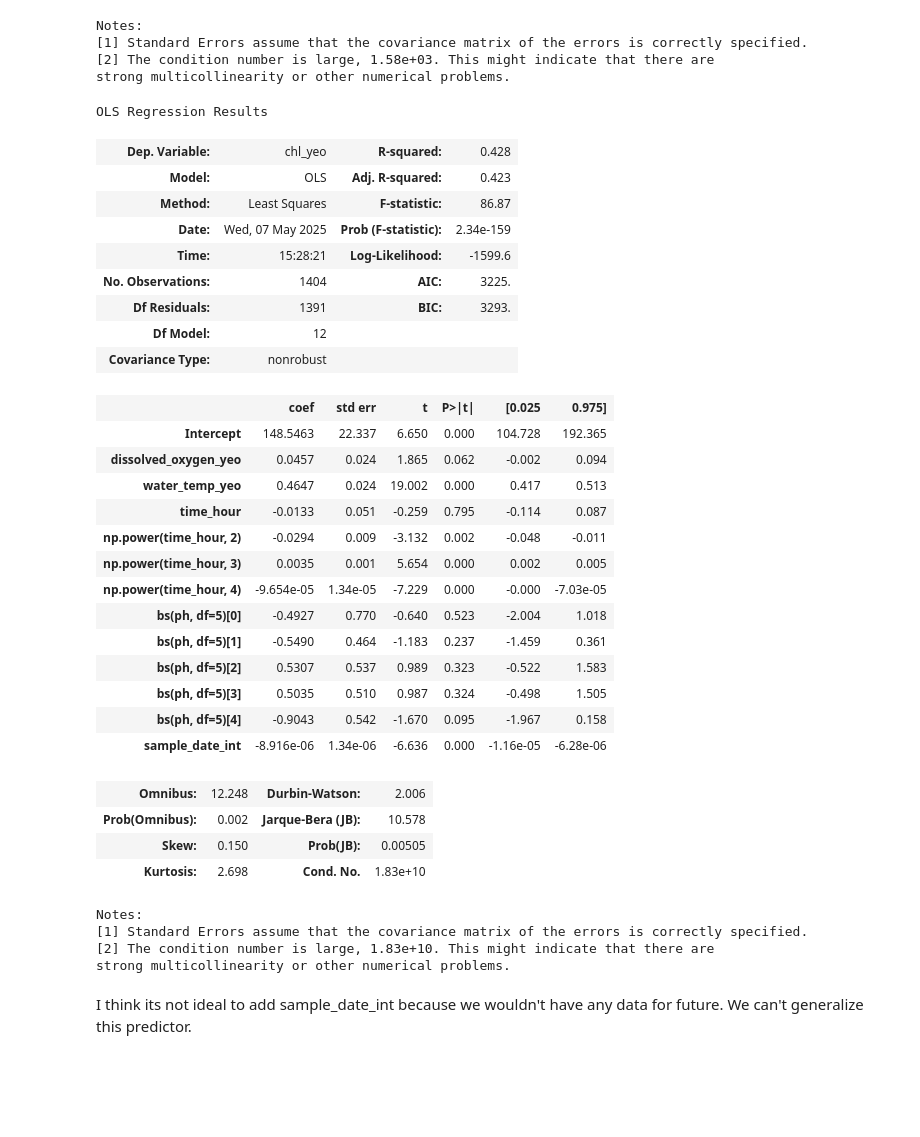
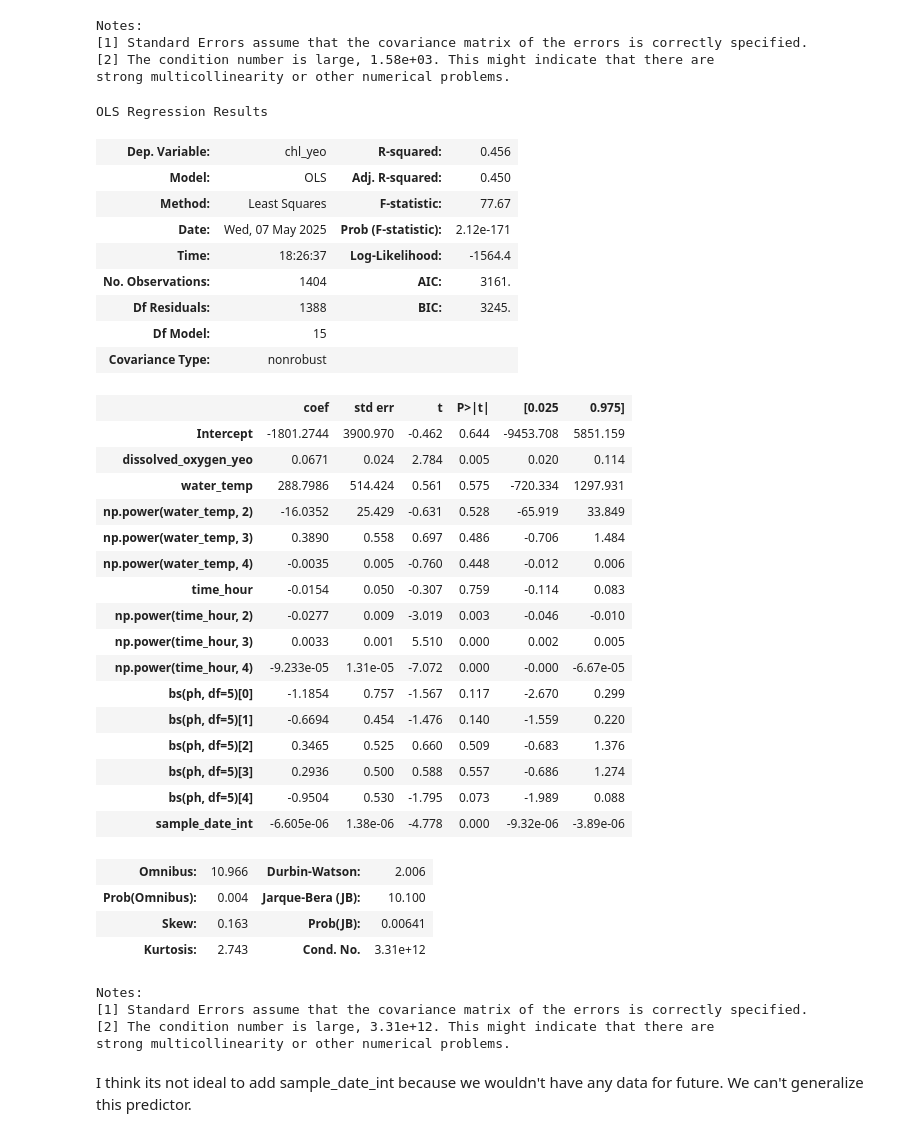
Before and after one commit to RomandRapido/LinMod, a Jupyter notebook: FinalProj/eda.ipynb, the cells around one changed output. Cells and saved outputs as stored; diff of their text form; code cells hidden in the pictures; blank space fills up the shorter version.

```diff
--- a/FinalProj/eda.ipynb
+++ b/FinalProj/eda.ipynb
@@ -681,42 +686,45 @@ Notes:
 [2] The condition number is large, 1.58e+03. This might indicate that there are
 strong multicollinearity or other numerical problems.
 # %%
-formula = "chl_yeo ~ dissolved_oxygen_yeo + water_temp_yeo + time_hour + np.power(time_hour, 2) + np.power(time_hour, 3) + np.power(time_hour, 4) + bs(ph, df=5) + sample_date_int"
+formula = "chl_yeo ~ dissolved_oxygen_yeo +  water_temp + np.power(water_temp, 2) + np.power(water_temp, 3) + np.power(water_temp, 4) + time_hour + np.power(time_hour, 2) + np.power(time_hour, 3) + np.power(time_hour, 4) + bs(ph, df=5) + sample_date_int"
 lmlm = ols(formula, data=df_filter)
 results = lmlm.fit()
 results.summary()
 # %% [output]
 OLS Regression Results
-| Dep. Variable: | chl_yeo | R-squared: | 0.428 |
-| Model: | OLS | Adj. R-squared: | 0.423 |
-| Method: | Least Squares | F-statistic: | 86.87 |
-| Date: | Wed, 07 May 2025 | Prob (F-statistic): | 2.34e-159 |
-| Time: | 15:28:21 | Log-Likelihood: | -1599.6 |
-| No. Observations: | 1404 | AIC: | 3225. |
-| Df Residuals: | 1391 | BIC: | 3293. |
-| Df Model: | 12 |  |  |
+| Dep. Variable: | chl_yeo | R-squared: | 0.456 |
+| Model: | OLS | Adj. R-squared: | 0.450 |
+| Method: | Least Squares | F-statistic: | 77.67 |
+| Date: | Wed, 07 May 2025 | Prob (F-statistic): | 2.12e-171 |
+| Time: | 18:26:37 | Log-Likelihood: | -1564.4 |
+| No. Observations: | 1404 | AIC: | 3161. |
+| Df Residuals: | 1388 | BIC: | 3245. |
+| Df Model: | 15 |  |  |
 | Covariance Type: | nonrobust |  |  |
 |  | coef | std err | t | P>|t| | [0.025 | 0.975] |
-| Intercept | 148.5463 | 22.337 | 6.650 | 0.000 | 104.728 | 192.365 |
-| dissolved_oxygen_yeo | 0.0457 | 0.024 | 1.865 | 0.062 | -0.002 | 0.094 |
-| water_temp_yeo | 0.4647 | 0.024 | 19.002 | 0.000 | 0.417 | 0.513 |
-| time_hour | -0.0133 | 0.051 | -0.259 | 0.795 | -0.114 | 0.087 |
-| np.power(time_hour, 2) | -0.0294 | 0.009 | -3.132 | 0.002 | -0.048 | -0.011 |
-| np.power(time_hour, 3) | 0.0035 | 0.001 | 5.654 | 0.000 | 0.002 | 0.005 |
-| np.power(time_hour, 4) | -9.654e-05 | 1.34e-05 | -7.229 | 0.000 | -0.000 | -7.03e-05 |
-| bs(ph, df=5)[0] | -0.4927 | 0.770 | -0.640 | 0.523 | -2.004 | 1.018 |
-| bs(ph, df=5)[1] | -0.5490 | 0.464 | -1.183 | 0.237 | -1.459 | 0.361 |
-| bs(ph, df=5)[2] | 0.5307 | 0.537 | 0.989 | 0.323 | -0.522 | 1.583 |
-| bs(ph, df=5)[3] | 0.5035 | 0.510 | 0.987 | 0.324 | -0.498 | 1.505 |
-| bs(ph, df=5)[4] | -0.9043 | 0.542 | -1.670 | 0.095 | -1.967 | 0.158 |
-| sample_date_int | -8.916e-06 | 1.34e-06 | -6.636 | 0.000 | -1.16e-05 | -6.28e-06 |
+| Intercept | -1801.2744 | 3900.970 | -0.462 | 0.644 | -9453.708 | 5851.159 |
+| dissolved_oxygen_yeo | 0.0671 | 0.024 | 2.784 | 0.005 | 0.020 | 0.114 |
+| water_temp | 288.7986 | 514.424 | 0.561 | 0.575 | -720.334 | 1297.931 |
+| np.power(water_temp, 2) | -16.0352 | 25.429 | -0.631 | 0.528 | -65.919 | 33.849 |
+| np.power(water_temp, 3) | 0.3890 | 0.558 | 0.697 | 0.486 | -0.706 | 1.484 |
+| np.power(water_temp, 4) | -0.0035 | 0.005 | -0.760 | 0.448 | -0.012 | 0.006 |
+| time_hour | -0.0154 | 0.050 | -0.307 | 0.759 | -0.114 | 0.083 |
+| np.power(time_hour, 2) | -0.0277 | 0.009 | -3.019 | 0.003 | -0.046 | -0.010 |
+| np.power(time_hour, 3) | 0.0033 | 0.001 | 5.510 | 0.000 | 0.002 | 0.005 |
+| np.power(time_hour, 4) | -9.233e-05 | 1.31e-05 | -7.072 | 0.000 | -0.000 | -6.67e-05 |
+| bs(ph, df=5)[0] | -1.1854 | 0.757 | -1.567 | 0.117 | -2.670 | 0.299 |
+| bs(ph, df=5)[1] | -0.6694 | 0.454 | -1.476 | 0.140 | -1.559 | 0.220 |
+| bs(ph, df=5)[2] | 0.3465 | 0.525 | 0.660 | 0.509 | -0.683 | 1.376 |
+| bs(ph, df=5)[3] | 0.2936 | 0.500 | 0.588 | 0.557 | -0.686 | 1.274 |
+| bs(ph, df=5)[4] | -0.9504 | 0.530 | -1.795 | 0.073 | -1.989 | 0.088 |
+| sample_date_int | -6.605e-06 | 1.38e-06 | -4.778 | 0.000 | -9.32e-06 | -3.89e-06 |
-| Omnibus: | 12.248 | Durbin-Watson: | 2.006 |
-| Prob(Omnibus): | 0.002 | Jarque-Bera (JB): | 10.578 |
-| Skew: | 0.150 | Prob(JB): | 0.00505 |
-| Kurtosis: | 2.698 | Cond. No. | 1.83e+10 |
+| Omnibus: | 10.966 | Durbin-Watson: | 2.006 |
+| Prob(Omnibus): | 0.004 | Jarque-Bera (JB): | 10.100 |
+| Skew: | 0.163 | Prob(JB): | 0.00641 |
+| Kurtosis: | 2.743 | Cond. No. | 3.31e+12 |
 Notes:
 [1] Standard Errors assume that the covariance matrix of the errors is correctly specified.
-[2] The condition number is large, 1.83e+10. This might indicate that there are
+[2] The condition number is large, 3.31e+12. This might indicate that there are
 strong multicollinearity or other numerical problems.
 # %% [markdown]
 I think its not ideal to add sample_date_int because we wouldn't have any data for future. We can't generalize this predictor.
```
Also changed, not shown: parts of 22 cells of this notebook.
